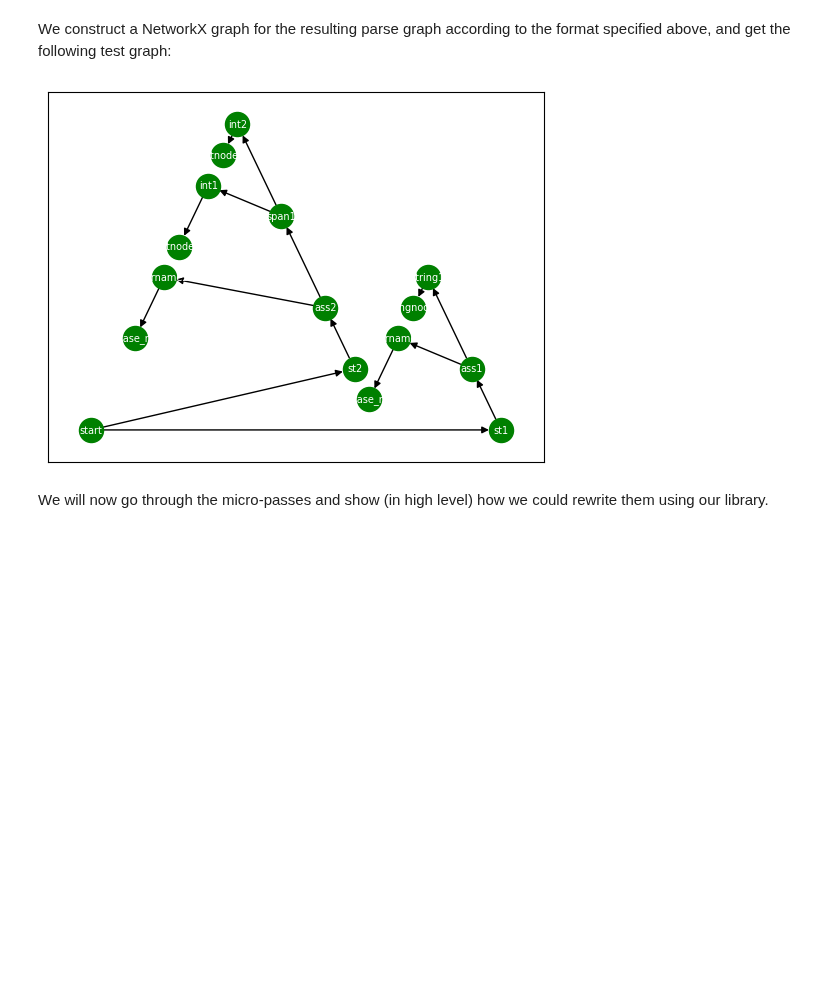
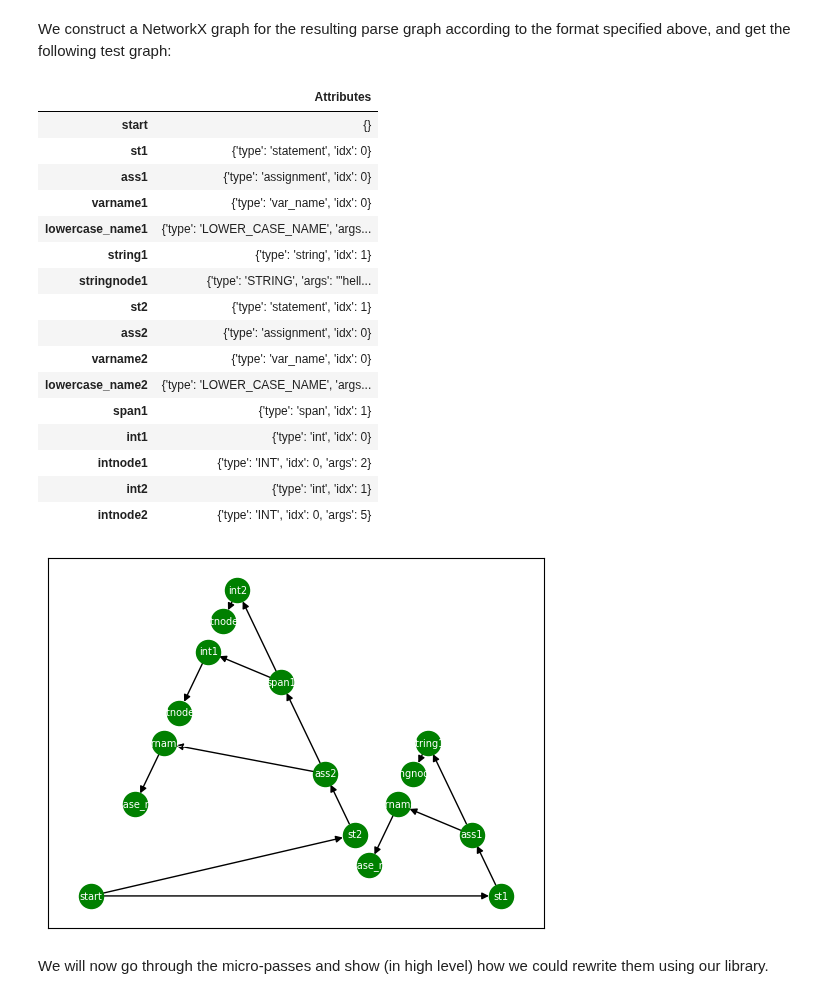
Before and after one commit to DeanLight/graph_rewrite, a Jupyter notebook: nbs/06_transform.ipynb, the cells around one changed output. Drawn from its saved outputs; the diff is of its cells as text; code cells hidden in the pictures; blank space fills up the shorter version.

```diff
--- a/nbs/06_transform.ipynb
+++ b/nbs/06_transform.ipynb
@@ -864,34 +928,51 @@ def _init_integration_test():
 
         ('st2', {'type': 'statement', 'idx': 1}),
         ('ass2', {'type': 'assignment', 'idx': 0}),
         ('varname2', {'type': 'var_name', 'idx': 0}),
         ('lowercase_name2', {'type': 'LOWER_CASE_NAME', 'args': 'span_var', 'idx': 0}),
         ('span1', {'type': 'span', 'idx': 1}),
         ('int1', {'type': 'int', 'idx': 0}),
         ('intnode1', {'type': 'INT', 'idx': 0, 'args': 2}),
         ('int2', {'type': 'int', 'idx': 1}),
         ('intnode2', {'type': 'INT', 'idx': 0, 'args': 5}),
     ]
 
     edges = [
         ('start', 'st1'), ('start', 'st2'),
         ('st1', 'ass1'),
         ('ass1', 'varname1'), ('ass1', 'string1'),
         ('varname1', 'lowercase_name1'),
         ('string1', 'stringnode1'),
         ('st2', 'ass2'),
         ('ass2', 'varname2'), ('ass2', 'span1'),
         ('varname2', 'lowercase_name2'),
         ('span1', 'int1'), ('span1', 'int2'),
         ('int1', 'intnode1'),
         ('int2', 'intnode2')
     ]
 
     return _create_graph(nodes, edges)
 
 test_g = _init_integration_test()
-_plot_graph(test_g)
+_plot_graph(test_g, node_attrs=True)
 # %% [output]
+|  | Attributes |
+| start | {} |
+| st1 | {'type': 'statement', 'idx': 0} |
+| ass1 | {'type': 'assignment', 'idx': 0} |
+| varname1 | {'type': 'var_name', 'idx': 0} |
+| lowercase_name1 | {'type': 'LOWER_CASE_NAME', 'args... |
+| string1 | {'type': 'string', 'idx': 1} |
+| stringnode1 | {'type': 'STRING', 'args': '"hell... |
+| st2 | {'type': 'statement', 'idx': 1} |
+| ass2 | {'type': 'assignment', 'idx': 0} |
+| varname2 | {'type': 'var_name', 'idx': 0} |
+| lowercase_name2 | {'type': 'LOWER_CASE_NAME', 'args... |
+| span1 | {'type': 'span', 'idx': 1} |
+| int1 | {'type': 'int', 'idx': 0} |
+| intnode1 | {'type': 'INT', 'idx': 0, 'args': 2} |
+| int2 | {'type': 'int', 'idx': 1} |
+| intnode2 | {'type': 'INT', 'idx': 0, 'args': 5} |
 [figure]
 # %% [markdown]
 We will now go through the micro-passes and show (in high level) how we could rewrite them using our library.
```
Also changed, not shown: parts of 17 cells of this notebook, 5 other files.
